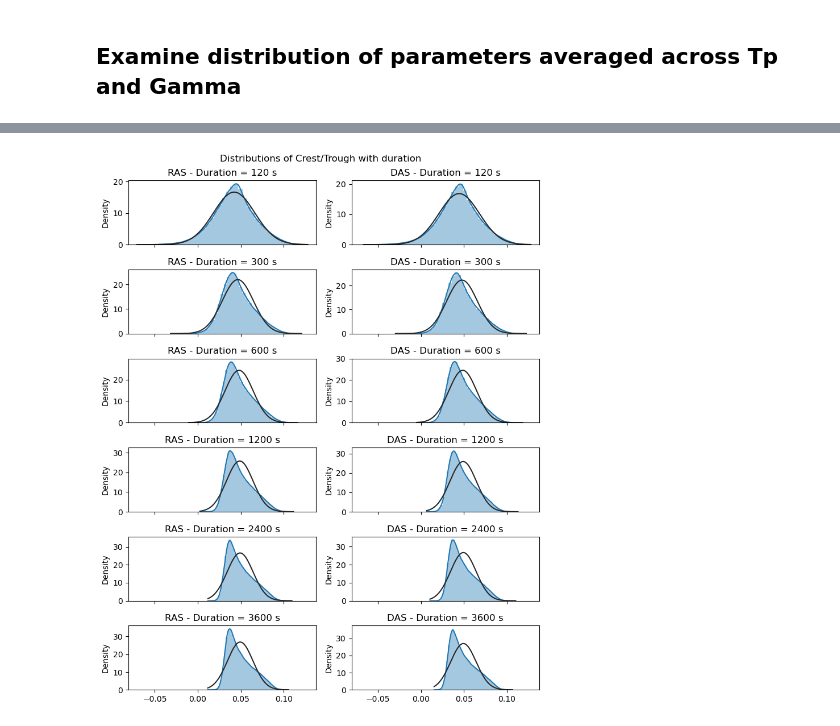
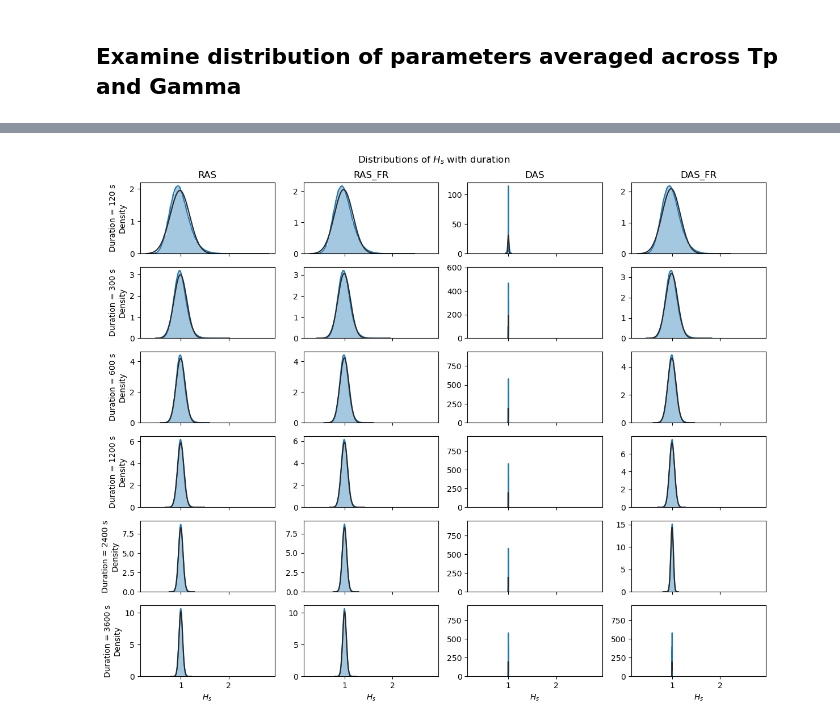
Before and after one commit to pbranson/linearsim, a Jupyter notebook: Step3_Compare_RAS_DAS.ipynb, the cells around one changed output, grey strips where cells are left out. Drawn from its saved outputs; the diff is of its cells as text; code cells hidden in the pictures.

```diff
--- a/Step3_Compare_RAS_DAS.ipynb
+++ b/Step3_Compare_RAS_DAS.ipynb
@@ -108,12 +99,4 @@ fig.tight_layout()
-# %%
-fig,axs = plt.subplots(len(ds_stacked.duration),2,figsize=(8,10),sharex=True)
-for i,d in enumerate(ds_stacked.duration):
-    for j,m in enumerate(ds_stacked.mthd):
-        m = m.values
-        data = ds_stacked.r.sel(duration=d,mthd=m)/ds_stacked.tp
-        sns.distplot(data,ax = axs[i,j],fit=norm,hist=True,bins=40)
-        axs[i,j].set_title(f'{m} - Duration = {int(d)} s')
-fig.suptitle('Distributions of Crest/Trough with duration')
-fig.tight_layout()
-# %% [output]
-[figure, removed]
+# %%
+fig, axs = distplot(ds_stacked,'Hs','H_s')
+# %% [output]
+[figure, added]
```
Also changed, not shown: parts of 10 cells of this notebook, 4 other files.
